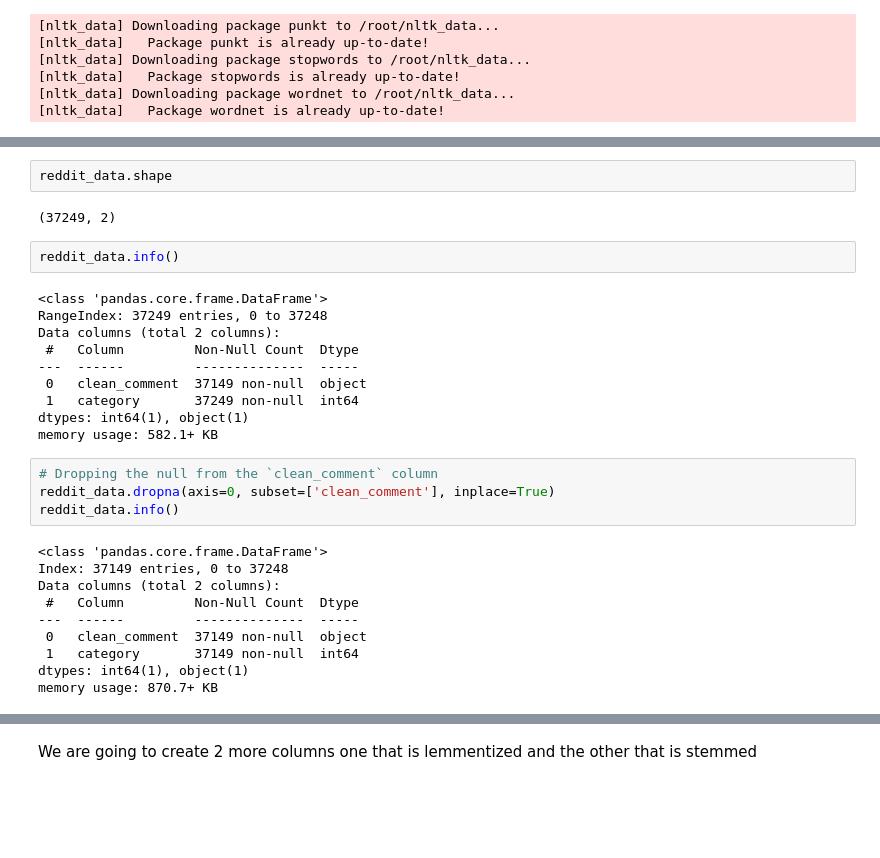
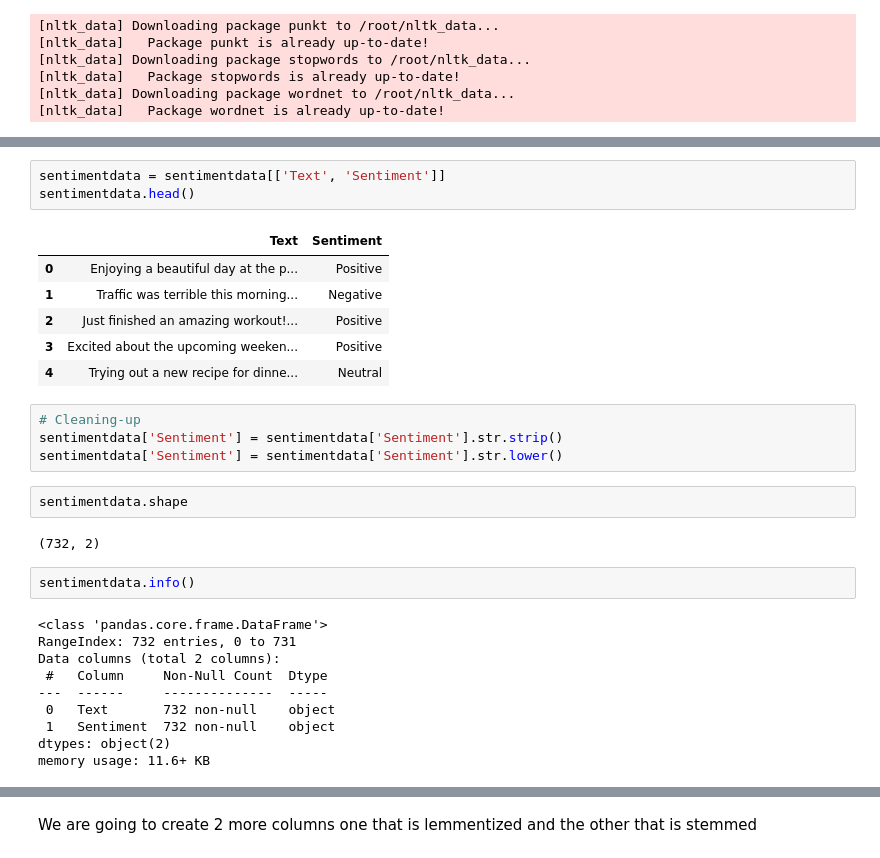
Before and after one commit to kkrusere/youTube-comments-Analyzer, a Jupyter notebook: LLM_fine-tuned.ipynb, the cells around one changed output, grey strips where cells are left out. Cells and saved outputs as stored; diff of their text form; blank space fills up the shorter version.

```diff
--- a/LLM_fine-tuned.ipynb
+++ b/LLM_fine-tuned.ipynb
@@ -94,31 +74,31 @@ reddit_data.head()
+# %%
+sentimentdata = sentimentdata[['Text', 'Sentiment']]
+sentimentdata.head()
+# %% [output]
+|  | Text | Sentiment |
+| 0 | Enjoying a beautiful day at the p... | Positive |
+| 1 | Traffic was terrible this morning... | Negative |
+| 2 | Just finished an amazing workout!... | Positive |
+| 3 | Excited about the upcoming weeken... | Positive |
+| 4 | Trying out a new recipe for dinne... | Neutral |
+# %%
+# Cleaning-up
+sentimentdata['Sentiment'] = sentimentdata['Sentiment'].str.strip()
+sentimentdata['Sentiment'] = sentimentdata['Sentiment'].str.lower()
 # %%
-reddit_data.shape
+sentimentdata.shape
 # %% [output]
-(37249, 2)
+(732, 2)
 # %%
-reddit_data.info()
+sentimentdata.info()
 # %% [output]
 <class 'pandas.core.frame.DataFrame'>
-RangeIndex: 37249 entries, 0 to 37248
+RangeIndex: 732 entries, 0 to 731
 Data columns (total 2 columns):
- #   Column         Non-Null Count  Dtype
----  ------         --------------  -----
- 0   clean_comment  37149 non-null  object
- 1   category       37249 non-null  int64
-dtypes: int64(1), object(1)
-memory usage: 582.1+ KB
+ #   Column     Non-Null Count  Dtype
+---  ------     --------------  -----
+ 0   Text       732 non-null    object
+ 1   Sentiment  732 non-null    object
+dtypes: object(2)
+memory usage: 11.6+ KB
-# %%
-# Dropping the null from the `clean_comment` column
-reddit_data.dropna(axis=0, subset=['clean_comment'], inplace=True)
-reddit_data.info()
-# %% [output]
-<class 'pandas.core.frame.DataFrame'>
-Index: 37149 entries, 0 to 37248
-Data columns (total 2 columns):
- #   Column         Non-Null Count  Dtype
----  ------         --------------  -----
- 0   clean_comment  37149 non-null  object
- 1   category       37149 non-null  int64
-dtypes: int64(1), object(1)
-memory usage: 870.7+ KB
 # %%
```
Also changed, not shown: parts of 16 cells of this notebook.
